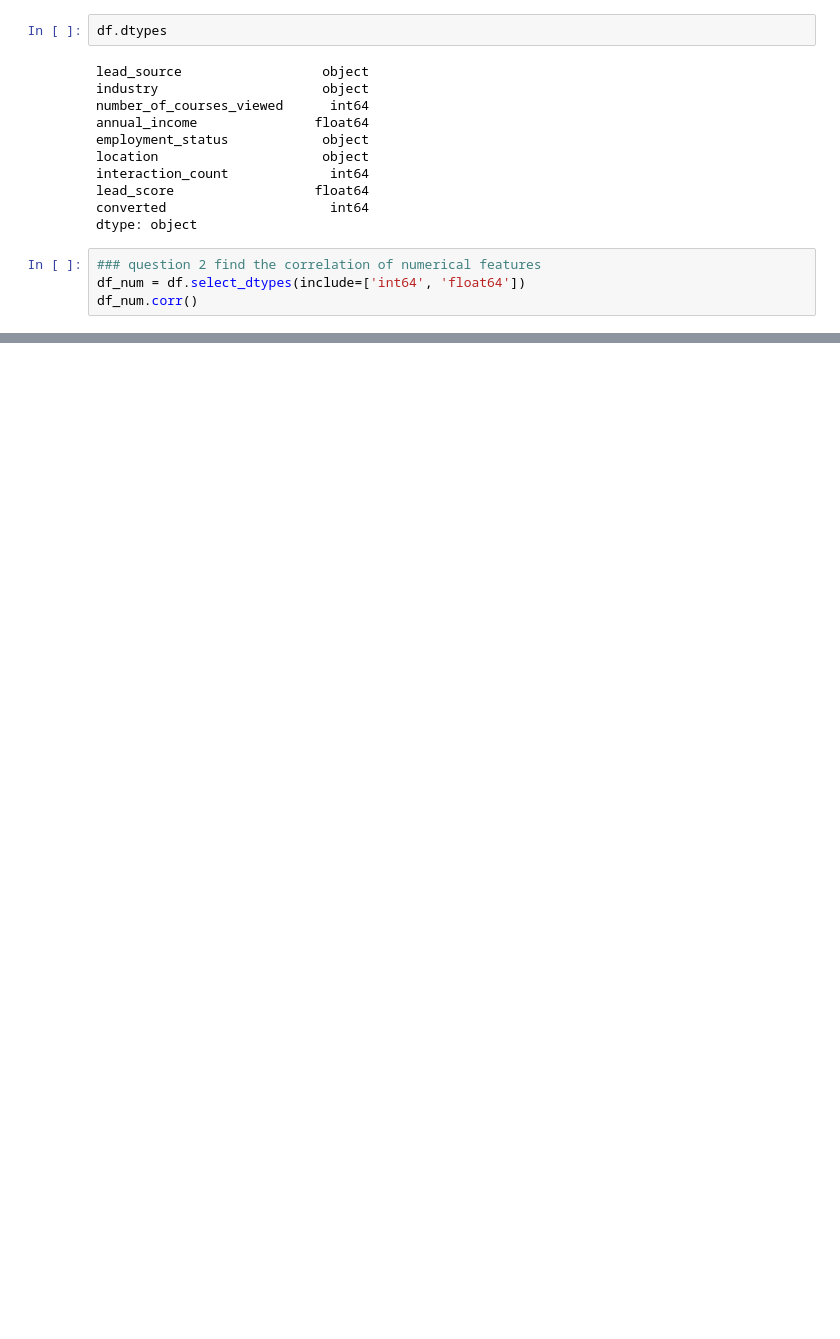
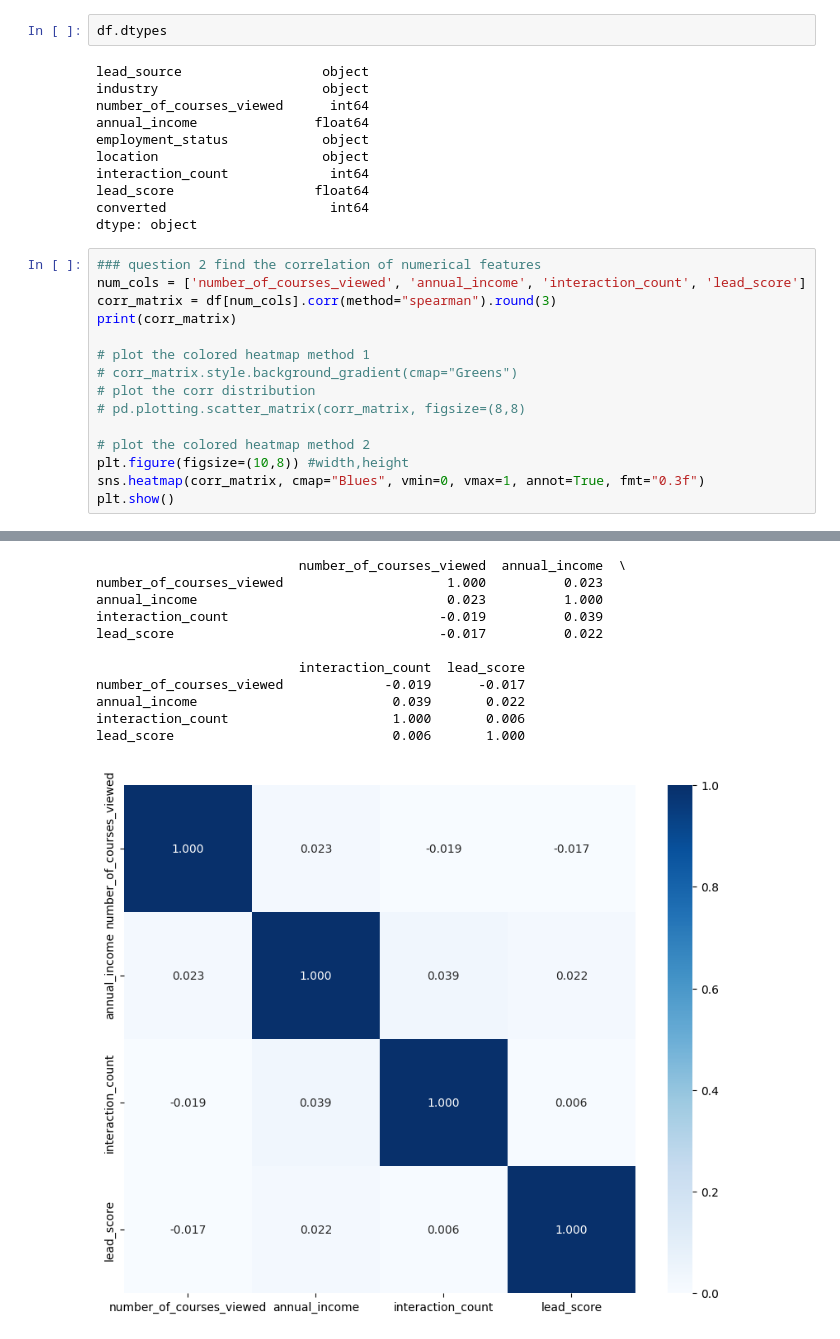
Before and after one commit to raven0205/machine-learning-zoomcamp-2025, a Jupyter notebook: 03-classification/Homework3.ipynb, the cells around one changed output, grey strips where cells are left out. Saved outputs shown, nothing was run; the diff lists cells and outputs as text; blank space fills up the shorter version.

```diff
--- a/03-classification/Homework3.ipynb
+++ b/03-classification/Homework3.ipynb
@@ -197,6 +204,17 @@ converted                     int64
 dtype: object
 # %%
 ### question 2 find the correlation of numerical features
-df_num = df.select_dtypes(include=['int64', 'float64'])
-df_num.corr()
+num_cols = ['number_of_courses_viewed', 'annual_income', 'interaction_count', 'lead_score']
+corr_matrix = df[num_cols].corr(method="spearman").round(3)
+print(corr_matrix)
+
+# plot the colored heatmap method 1
+# corr_matrix.style.background_gradient(cmap="Greens")
+# plot the corr distribution
+# pd.plotting.scatter_matrix(corr_matrix, figsize=(8,8)
+
+# plot the colored heatmap method 2
+plt.figure(figsize=(10,8)) #width,height
+sns.heatmap(corr_matrix, cmap="Blues", vmin=0, vmax=1, annot=True, fmt="0.3f")
+plt.show()
 # %% [output]
@@ -209 +221,13 @@ df_num.corr()
+                          number_of_courses_viewed  annual_income  \
+number_of_courses_viewed                     1.000          0.023
+annual_income                                0.023          1.000
+interaction_count                           -0.019          0.039
+lead_score                                  -0.017          0.022
+
+                          interaction_count  lead_score
+number_of_courses_viewed             -0.019      -0.017
+annual_income                         0.039       0.022
+interaction_count                     1.000       0.006
+lead_score                            0.006       1.000
+[figure, added]
 # %%
```
Also changed, not shown: parts of 16 cells of this notebook.
